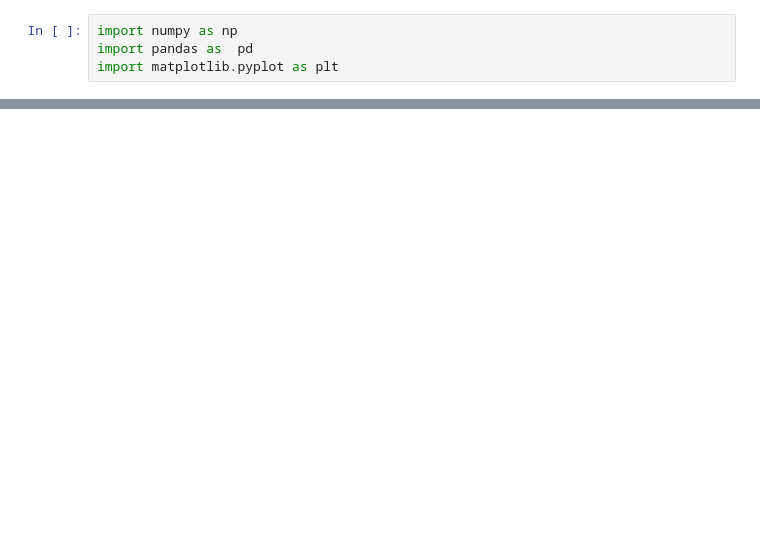
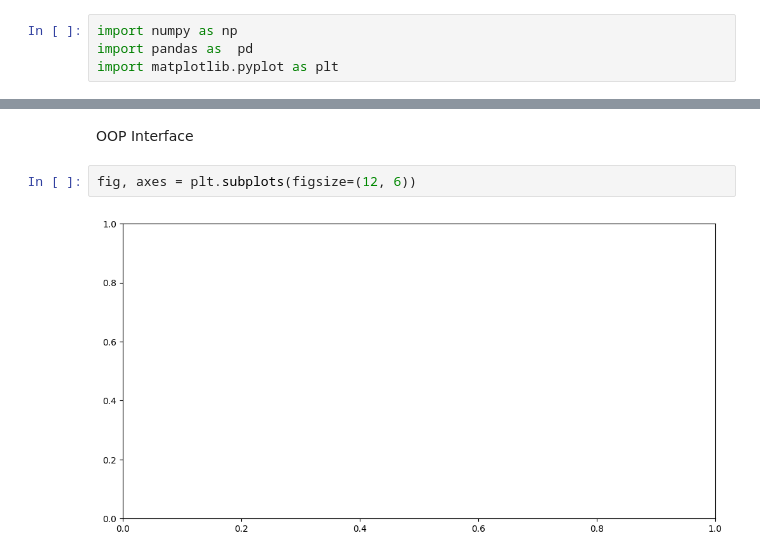
Before and after one commit to Mulenga-Chilambwe/Learn-How-to-Visualize-your-data, a Jupyter notebook: data_visualization.ipynb, the cells around one changed output, grey strips where cells are left out. Drawn from its saved outputs; the diff is of its cells as text; blank space fills up the shorter version.

Commit message:
updated the data_visualization file

```diff
--- a/data_visualization.ipynb
+++ b/data_visualization.ipynb
@@ -21,0 +44,6 @@ array([-10,  -9,  -8,  -7,  -6,  -5,  -4,  -3,  -2,  -1,   0,   1,   2,
+# %% [markdown]
+OOP Interface
+# %%
+fig, axes = plt.subplots(figsize=(12, 6))
+# %% [output]
+[figure, added]
```
Also changed, not shown: parts of 18 cells of this notebook.
